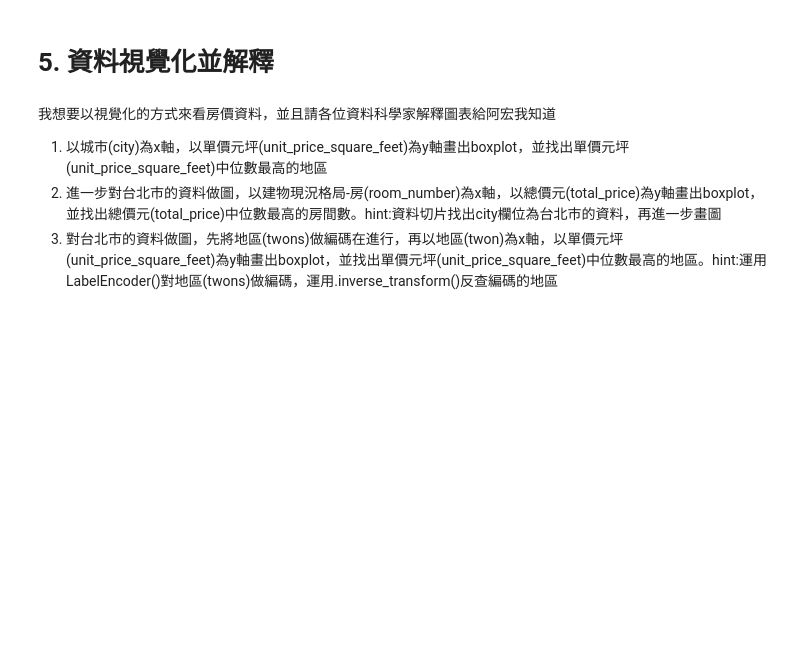
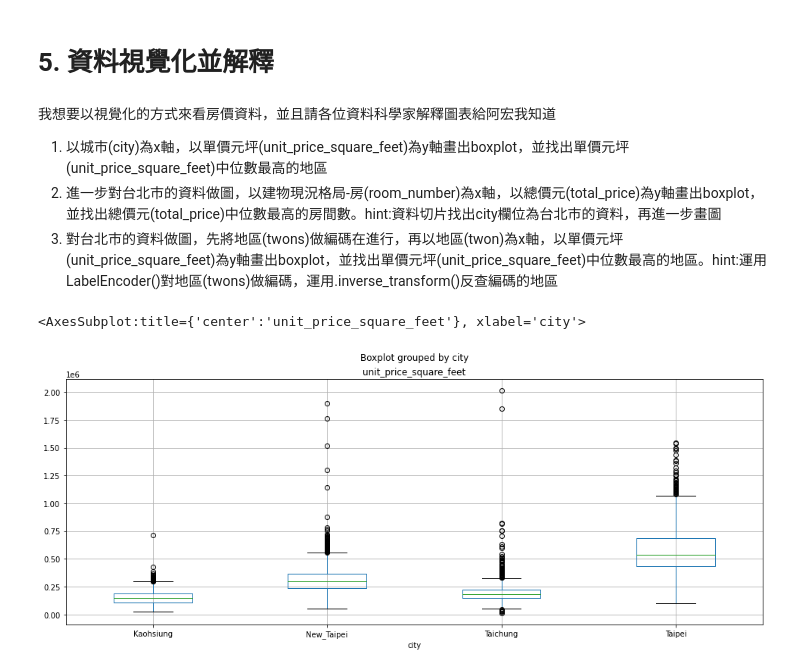
Before and after one commit to incu0830/DS40Days, a Jupyter notebook: homework/不動產分析_習題.ipynb, the cells around one changed output. Cells and saved outputs as stored; diff of their text form; code cells hidden in the pictures; blank space fills up the shorter version.

```diff
--- a/homework/不動產分析_習題.ipynb
+++ b/homework/不動產分析_習題.ipynb
@@ -86,2 +116,5 @@ columns_type = {'total_price': 'int','unit_price':'float','building_area_square_
 # %%
 #3. 觀察欄位資料型態，並利用.astype()搭配以下提供的columns_type做欄位型態轉換
+analysis_data.info()
+analysis_data = analysis_data.astype(columns_type)
+analysis_data.info()
@@ -92,6 +143,13 @@ columns_type = {'total_price': 'int','unit_price':'float','building_area_square_
 #     2.建物現況格局-房(room_number)，限制在1到5間
 #     3.建物現況格局-廳(hall_number)，限制在1到2廳
 #     4.最後運用.reset_index()重新定義索引
+analysis_data['tx_dt_year'] = analysis_data['tx_dt'].apply(lambda x: int(x[:-4]))
+analysis_data = analysis_data.loc[(analysis_data.tx_dt_year>=109)&
+                                  (analysis_data.room_number>=1)&
+                                  (analysis_data.room_number<=5)&
+                                  (analysis_data.hall_number>=1)&
+                                  (analysis_data.hall_number<=2)]
+analysis_data = analysis_data.reset_index(drop=True)
 # %% [markdown]
 # 3. 建立自定義特徵加入分析
 # %% [markdown]
@@ -110,6 +168,9 @@ columns_type = {'total_price': 'int','unit_price':'float','building_area_square_
 # 1. 建物移轉總面積坪(building_area_square_feet) : 建物移轉總面積平方公尺*0.3025
 # 2. 主建物面積坪(main_building_area_square_feet) : 主建物面積*0.3025
 # 3. 單價元坪(unit_price_square_feet) : 單價元平方公尺/0.3025
+analysis_data['building_area_square_feet'] = analysis_data.building_area_square_meter*0.3025
+analysis_data['main_building_area_square_feet'] = analysis_data.main_building_area*0.3025
+analysis_data['unit_price_square_feet'] = analysis_data.unit_price/0.3025
 # %%
 # 可以利用.describe()做一下資料觀察，是否有奇怪的資料?
 # 如果有請將資料移除，並說明為什麼移除此資料?
@@ -117,0 +189,5 @@ columns_type = {'total_price': 'int','unit_price':'float','building_area_square_
+# %%
+# 移除後再用.describe()觀察是否還有奇怪的資料?
+analysis_data = analysis_data.loc[(analysis_data.total_price!=0)&(analysis_data.main_building_area!=0)]
+analysis_data.describe()
+# 否
@@ -136,5 +237,10 @@ columns_type = {'total_price': 'int','unit_price':'float','building_area_square_
 3. 對台北市的資料做圖，先將地區(twons)做編碼在進行，再以地區(twon)為x軸，以單價元坪(unit_price_square_feet)為y軸畫出boxplot，並找出單價元坪(unit_price_square_feet)中位數最高的地區。hint:運用LabelEncoder()對地區(twons)做編碼，運用.inverse_transform()反查編碼的地區
 # %%
 #1. 以城市(city)為x軸，以單價元坪(unit_price_square_feet)為y軸畫出boxplot，並找出單價元坪(unit_price_square_feet)中位數最高的地區
+analysis_data.boxplot(column=['unit_price_square_feet'],by='city',figsize=(16,6))
+#台北市
+# %% [output]
+<AxesSubplot:title={'center':'unit_price_square_feet'}, xlabel='city'>
+[figure, added]
 # %%
 #2. 進一步對台北市的資料做圖，以建物現況格局-房(room_number)為x軸，以總價元(total_price)為y軸畫出boxplot，並找出總價元(total_price)中位數最高的房間數。hint:資料切片找出city欄位為台北市的資料，再進一步畫圖
```
Also changed, not shown: parts of 14 cells of this notebook.
